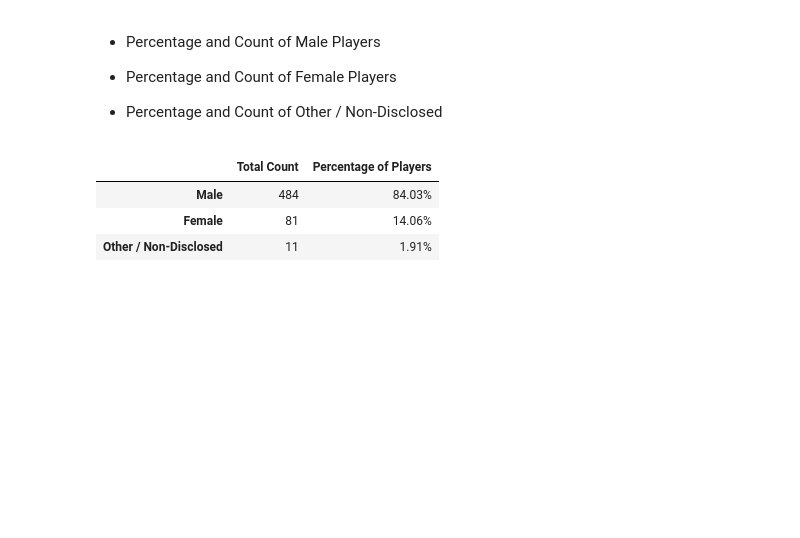
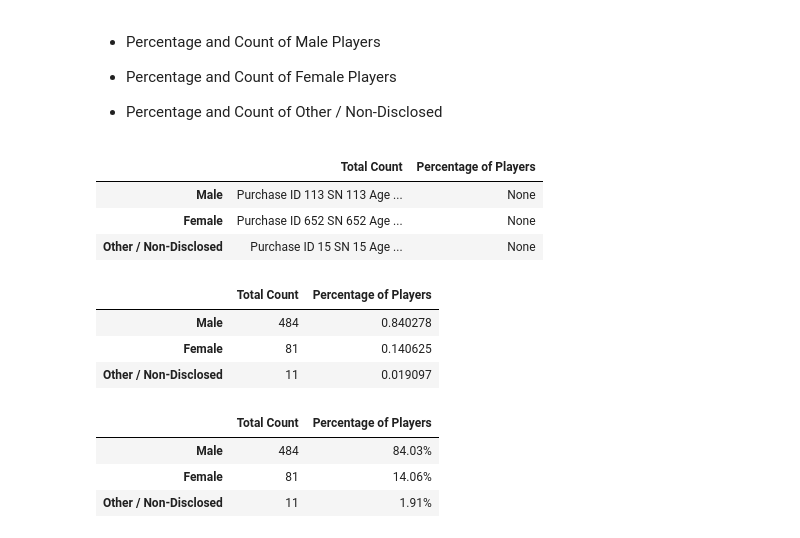
Before and after one commit to SybileC/pandas-challenge, a Jupyter notebook: HeroesOfPymoli/02-Homework_04-Pandas_Instructions_HeroesOfPymoli_HeroesOfPymoli_starter.ipynb, the cells around one changed output. Saved outputs shown, nothing was run; the diff lists cells and outputs as text; code cells hidden in the pictures; blank space fills up the shorter version.

```diff
--- a/HeroesOfPymoli/02-Homework_04-Pandas_Instructions_HeroesOfPymoli_HeroesOfPymoli_starter.ipynb
+++ b/HeroesOfPymoli/02-Homework_04-Pandas_Instructions_HeroesOfPymoli_HeroesOfPymoli_starter.ipynb
@@ -80,4 +85,42 @@ TypeError: Index(...) must be called with a collection of some kind, 1 was passe
 
 
 * Percentage and Count of Other / Non-Disclosed
+# %%
+players_count = HeroesOfPymoli_data["Gender"].count()
+#players_gender = HeroesOfPymoli_data["Gender"].value_counts()
+female_players = HeroesOfPymoli_data.loc[HeroesOfPymoli_data["Gender"] == "Female"].count()
+#male_players = HeroesOfPymoli_data.loc[HeroesOfPymoli_data["Gender"] == "Male"].count()
+female_percentage = female_players / players_count
+male_percentage = male_players / players_count
+other_players = HeroesOfPymoli_data.loc[HeroesOfPymoli_data["Gender"] == "Other / Non-Disclosed"].count()
+other_percentage = other_players / players_count
+index = ["Male", "Female", "Other / Non-Disclosed"]
+gender_demographics = pd.DataFrame({"Total Count": None, "Percentage of Players": None}, index=index)
+gender_demographics["Total Count"] = [female_players, male_players, other_players]
+#gender_demographics["Percentage of Players"] =
+gender_demographics
+# %% [output]
+|  | Total Count | Percentage of Players |
+| Male | Purchase ID 113 SN 113 Age ... | None |
+| Female | Purchase ID 652 SN 652 Age ... | None |
+| Other / Non-Disclosed | Purchase ID 15 SN 15 Age ... | None |
+# %%
+#gender = HeroesOfPymoli_data["Gender"].value_counts()
+#gender
+#gender_demographics = pd.DataFrame({"Total Count": gender})
+
+gender_demographics = HeroesOfPymoli_data.loc[:,["SN", "Gender"]]
+gender_demographics
+unique_values = gender_demographics.drop_duplicates()
+#unique_values
+gender = unique_values["Gender"].value_counts()
+total_players = unique_values["Gender"].count()
+player_percentage = gender / total_players
+gender_demographics = pd.DataFrame({"Total Count": gender, "Percentage of Players": player_percentage})
+gender_demographics
+# %% [output]
+|  | Total Count | Percentage of Players |
+| Male | 484 | 0.840278 |
+| Female | 81 | 0.140625 |
+| Other / Non-Disclosed | 11 | 0.019097 |
 # %%
```
Also changed, not shown: parts of 6 cells of this notebook.
